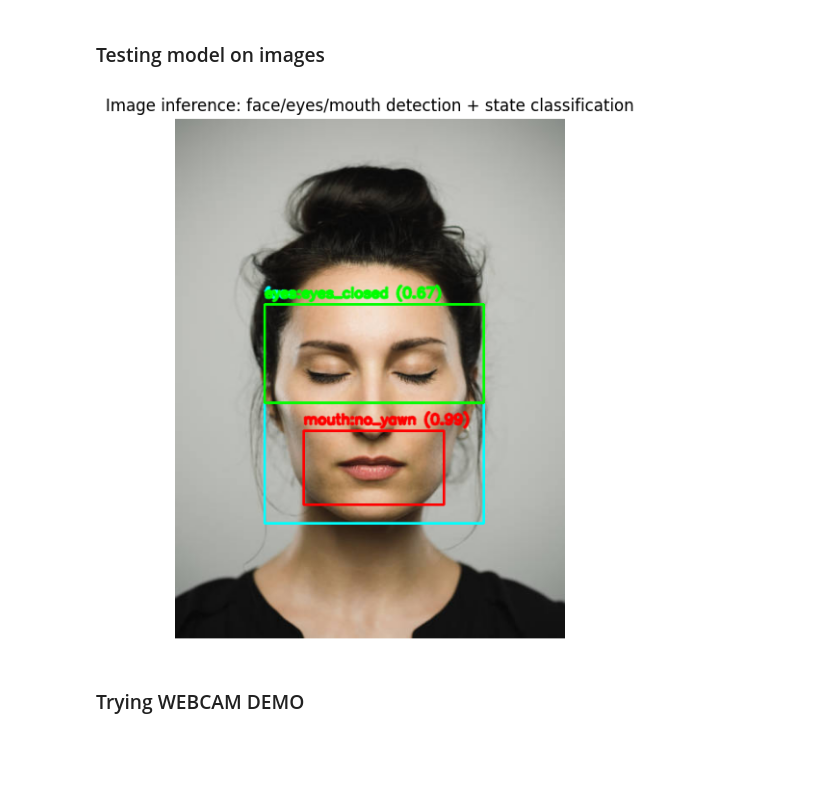
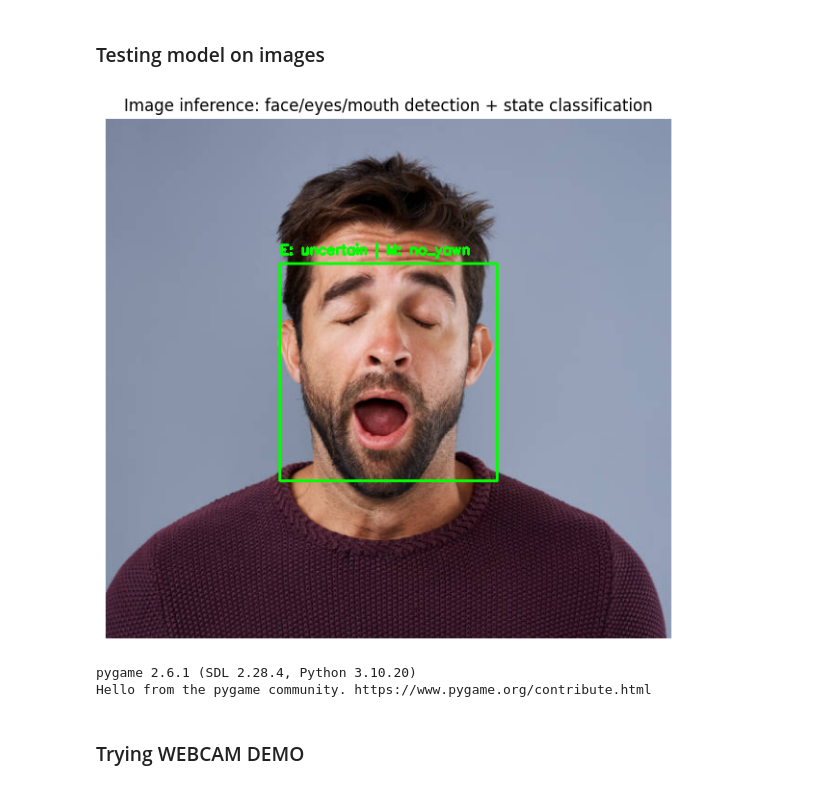
Before and after one commit to DanielMelo46/Neural_Networks_Project, a Jupyter notebook: drowsiness_detection.ipynb, the cells around one changed output. Saved outputs shown, nothing was run; the diff lists cells and outputs as text; code cells hidden in the pictures; blank space fills up the shorter version.

```diff
--- a/drowsiness_detection.ipynb
+++ b/drowsiness_detection.ipynb
@@ -652,72 +652,98 @@ def mouth_box_from_face(face_box):
     return (mx, my, mw, mh)
 
 # 5. Main Inference Function
+
+import time
 def detect_and_annotate_states(image_bgr):
     output = image_bgr.copy()
     h, w, _ = image_bgr.shape
+    is_drowsy = False
+    face_seen = False
 
-    # MediaPipe requires RGB
     rgb_in = cv2.cvtColor(image_bgr, cv2.COLOR_BGR2RGB)
     results = face_detector.process(rgb_in)
 
+    # Return immediately if no face is detected
     if not results or not results.detections:
-        # Fallback if no face is seen: predict mouth state on entire frame
-        label, conf = predict_subset(image_bgr, MOUTH_CLASS_IDS)
-        draw_box_with_label(output, (10, 10, w - 20, h - 20), f"fallback_mouth:{label}", conf, (0, 165, 255))
-        return output
+        return output, "not_detected", "not_detected", False
 
+    face_seen = True
     for detection in results.detections:
-        # Get Face Bounding Box
         bbox = detection.location_data.relative_bounding_box
         fx, fy, fw, fh = int(bbox.xmin * w), int(bbox.ymin * h), int(bbox.width * w), int(bbox.height * h)
-
-        # Ensure box is within image limits
         fx, fy = max(0, fx), max(0, fy)
         fw, fh = min(fw, w - fx), min(fh, h - fy)
         face_box = (fx, fy, fw, fh)
 
-        # Draw Face box
-        cv2.rectangle(output, (fx, fy), (fx + fw, fy + fh), (255, 255, 0), 2)
-        cv2.putText(output, "face", (fx, max(20, fy - 8)), cv2.FONT_HERSHEY_SIMPLEX, 0.55, (255, 255, 0), 2, cv2.LINE_AA)
-
-        # 1. Eye Prediction (Crop upper ~45% of face)
+        # 1. Eye Prediction (Top 45% of face)
         eye_zone_h = int(fh * 0.45)
         eye_roi = image_bgr[fy : fy + eye_zone_h, fx : fx + fw]
         eye_label, eye_conf = predict_subset(eye_roi, EYE_CLASS_IDS)
-        draw_box_with_label(output, (fx, fy, fw, eye_zone_h), f"eyes:{eye_label}", eye_conf, (0, 255, 0))
 
-        # 2. Mouth Prediction (Heuristic from face box)
+        # 2. Mouth Prediction
         mbox = mouth_box_from_face(face_box)
         mx, my, mw, mh = mbox
-        mx, my = max(0, mx), max(0, my)
-        mw, mh = min(mw, w - mx), min(mh, h - my)
-
         mouth_roi = image_bgr[my : my + mh, mx : mx + mw]
         mouth_label, mouth_conf = predict_subset(mouth_roi, MOUTH_CLASS_IDS)
-        draw_box_with_label(output, mbox, f"mouth:{mouth_label}", mouth_conf, (0, 0, 255))
 
-    return output
+        # Trigger logic
+        if eye_label == "eyes_closed" or mouth_label == "yawn":
+            is_drowsy = True
+
+        # Draw visual boxes
+        color = (0, 0, 255) if is_drowsy else (0, 255, 0)
+        cv2.rectangle(output, (fx, fy), (fx+fw, fy+fh), color, 2)
+        cv2.putText(output, f"E: {eye_label} | M: {mouth_label}", (fx, fy-10),
+                    cv2.FONT_HERSHEY_SIMPLEX, 0.5, color, 2)
+
+    return output, eye_label, mouth_label, face_seen
 # %% [output]
 Loaded model from best_mobilenetv2_drowsiness.keras
 # %% [markdown]
 ### Testing model on images
 # %%
 # IMAGE DEMO: set any local image path here and run this cell.
-image_path = "test_im.jpg"
+image_path = "test_im_2.jpg"
 
 image_bgr = cv2.imread(image_path)
 if image_bgr is None:
     raise FileNotFoundError(f"Could not read image: {image_path}")
 
-annotated = detect_and_annotate_states(image_bgr)
+annotated,_,_,_ = detect_and_annotate_states(image_bgr)
 
 plt.figure(figsize=(10, 7))
 plt.imshow(cv2.cvtColor(annotated, cv2.COLOR_BGR2RGB))
 plt.axis("off")
 plt.title("Image inference: face/eyes/mouth detection + state classification")
 plt.show()
 # %% [output]
-[figure, old version]
+[figure, new version]
+# %%
+import pygame
+import time
+import cv2
+import os
+import platform
+
+# 1. Initialize the mixer
+pygame.mixer.init()
+
+# 2. Load your sounds
+# sounds/alarm.wav = "Face alert" (when face/eyes/mouth not detected)
+# sounds/alarm1.wav = Drowsiness Alert (Loud)
+face_alert_sound = pygame.mixer.Sound("sounds/alarm.wav")
+drowsy_loud_sound = pygame.mixer.Sound("sounds/alarm1.wav")
+
+# 3. Set Maximum Volumes (1.0 is 100%)
+drowsy_loud_sound.set_volume(1.0)
+face_alert_sound.set_volume(0.8)
+
+# 4. Prepare specific channels to prevent one sound from cutting off the other
+drowsy_channel = pygame.mixer.Channel(0)
+face_channel = pygame.mixer.Channel(1)
+# %% [output]
+pygame 2.6.1 (SDL 2.28.4, Python 3.10.20)
+Hello from the pygame community. https://www.pygame.org/contribute.html
 # %% [markdown]
 ### Trying WEBCAM DEMO
 # %%
```
Also changed, not shown: parts of 8 cells of this notebook, 7 other files.
